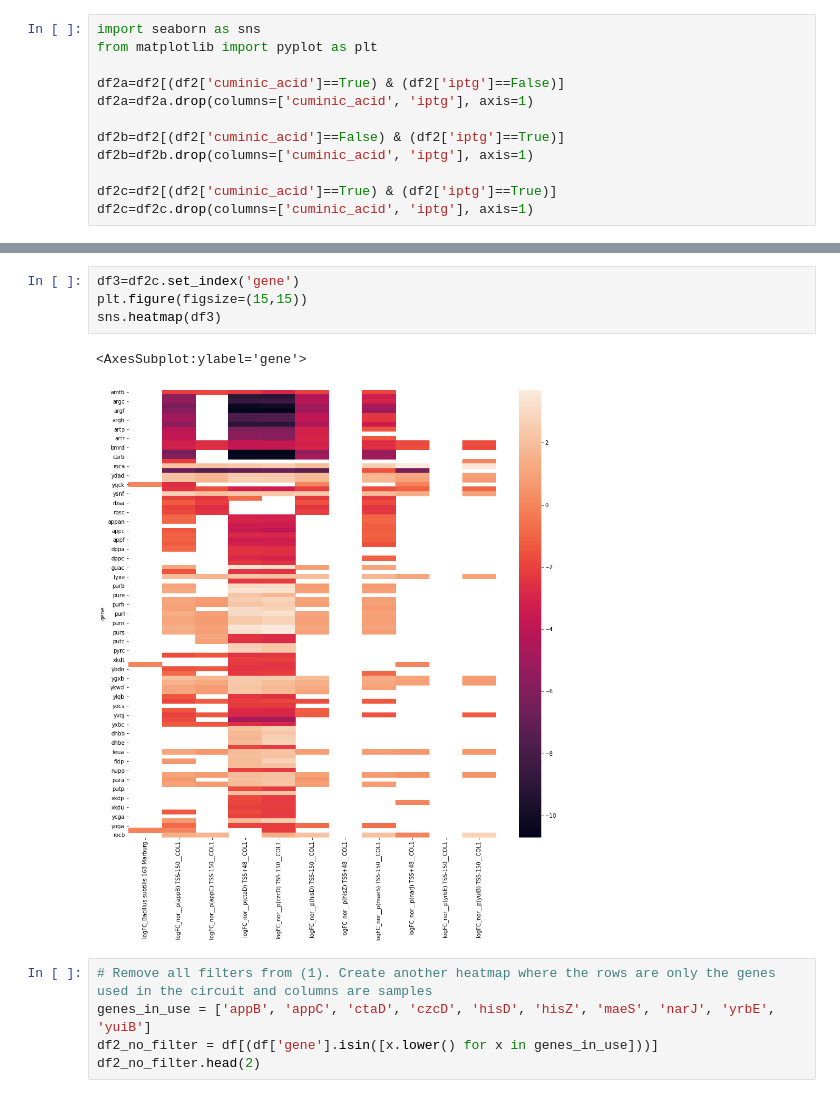
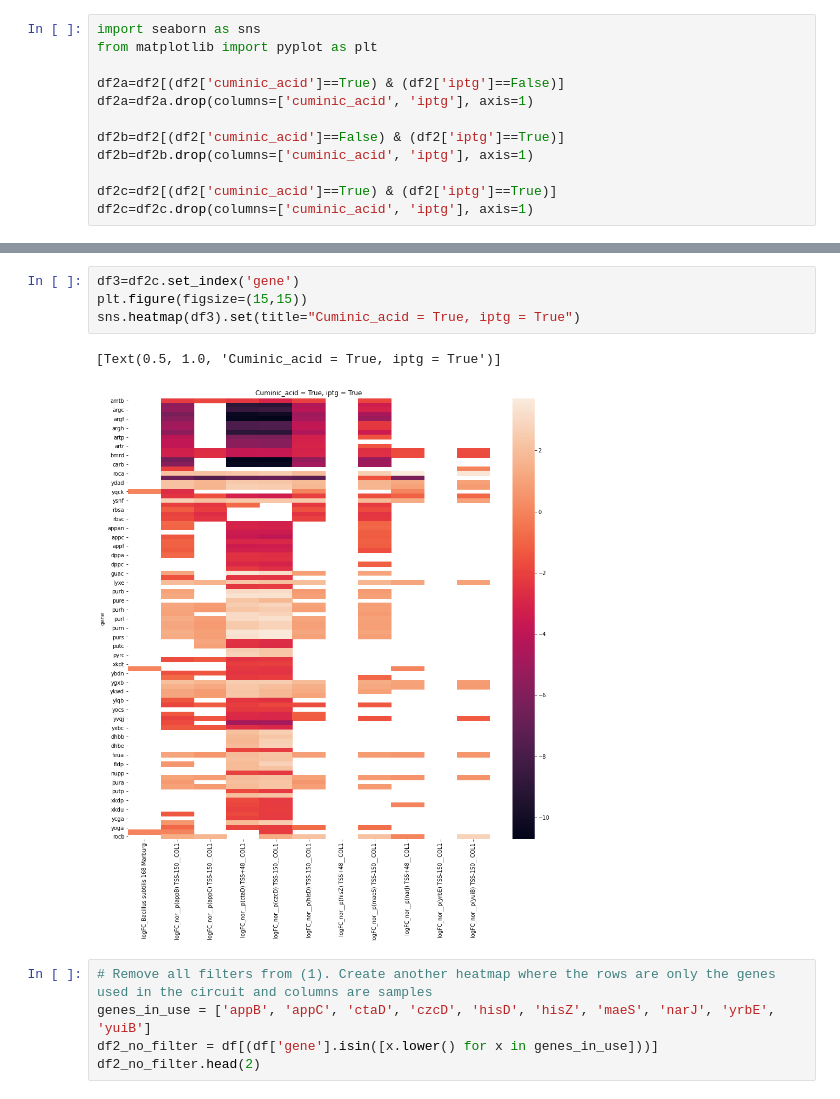
Before and after one commit to SD2E/omics_tools, a Jupyter notebook: notebooks/Endogenous_Promoter.ipynb, the cells around one changed output, grey strips where cells are left out. Saved outputs shown, nothing was run; the diff lists cells and outputs as text.

```diff
--- a/notebooks/Endogenous_Promoter.ipynb
+++ b/notebooks/Endogenous_Promoter.ipynb
@@ -159,10 +159,10 @@ sns.heatmap(df3)
 # %%
 df3=df2c.set_index('gene')
 plt.figure(figsize=(15,15))
-sns.heatmap(df3)
+sns.heatmap(df3).set(title="Cuminic_acid = True, iptg = True")
 # %% [output]
-<AxesSubplot:ylabel='gene'>
+[Text(0.5, 1.0, 'Cuminic_acid = True, iptg = True')]
-[figure, old version]
+[figure, new version]
 # %%
 # Remove all filters from (1). Create another heatmap where the rows are only the genes used in the circuit and columns are samples
 genes_in_use = ['appB', 'appC', 'ctaD', 'czcD', 'hisD', 'hisZ', 'maeS', 'narJ', 'yrbE', 'yuiB']
```
Also changed, not shown: parts of 9 cells of this notebook.
